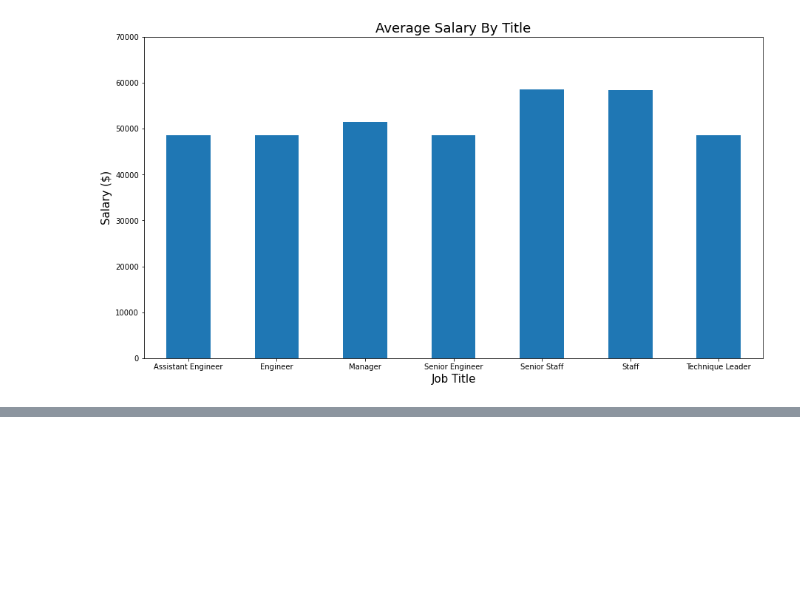
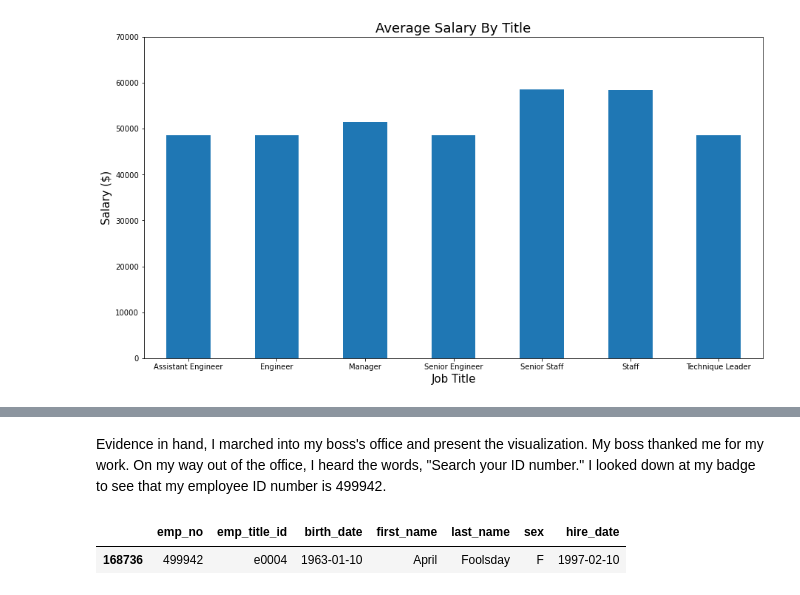
Before and after one commit to aliciasply/sql-challenge, a Jupyter notebook: EmployeeSQL/Employee_Salary_Summary.ipynb, the cells around one changed output, grey strips where cells are left out. Drawn from its saved outputs; the diff is of its cells as text; code cells hidden in the pictures; blank space fills up the shorter version.

```diff
--- a/EmployeeSQL/Employee_Salary_Summary.ipynb
+++ b/EmployeeSQL/Employee_Salary_Summary.ipynb
@@ -112,0 +123,9 @@ plt.ylim(0, 70000)
+# %% [markdown]
+Evidence in hand, I marched into my boss's office and present the visualization. My boss thanked me for my work. On my way out of the office, I heard the words, "Search your ID number." I looked down at my badge to see that my employee ID number is 499942.
+# %%
+# Looking at my ID: 499942
+my_id = employee_data.loc[employee_data['emp_no']== 499942 ]
+my_id
+# %% [output]
+|  | emp_no | emp_title_id | birth_date | first_name | last_name | sex | hire_date |
+| 168736 | 499942 | e0004 | 1963-01-10 | April | Foolsday | F | 1997-02-10 |
```
Also changed, not shown: parts of 3 cells of this notebook, 13 other files.
